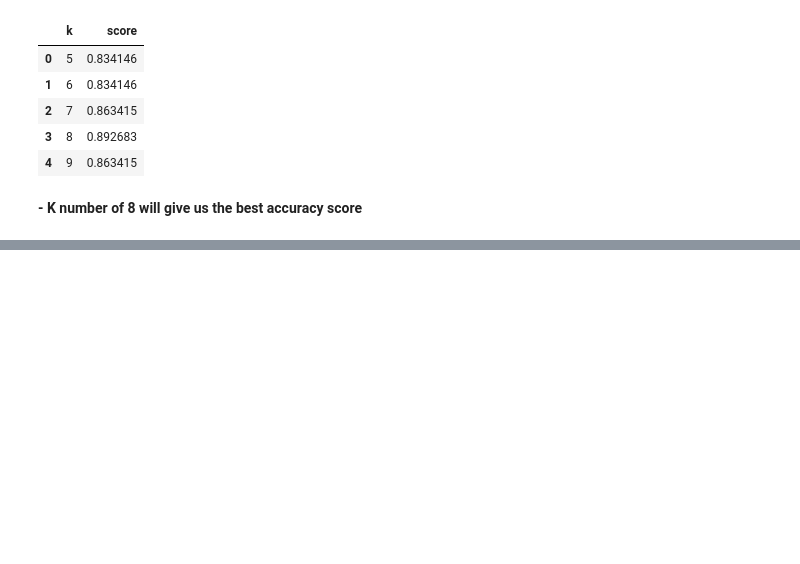
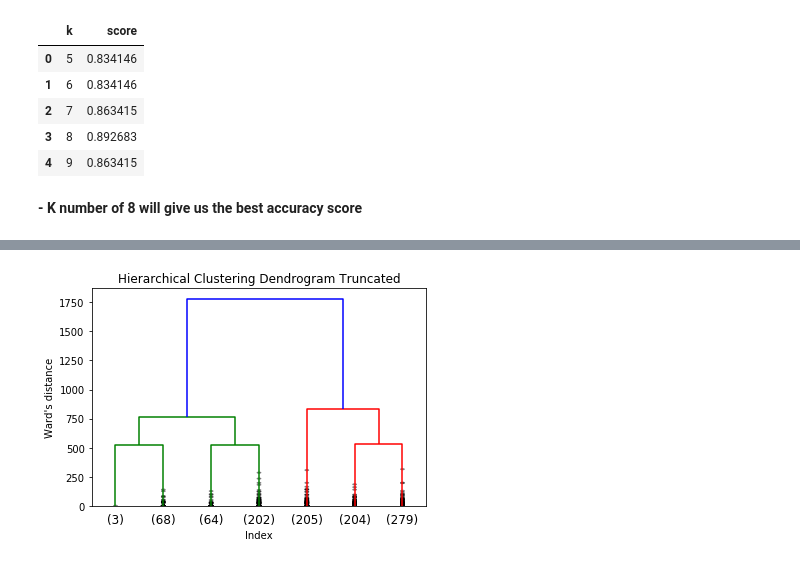
Before and after one commit to BentoBox2447/HeartDisease, a Jupyter notebook: 03-KNN.ipynb, the cells around one changed output, grey strips where cells are left out. Saved outputs shown, nothing was run; the diff lists cells and outputs as text; code cells hidden in the pictures; blank space fills up the shorter version.

```diff
--- a/03-KNN.ipynb
+++ b/03-KNN.ipynb
@@ -214,0 +242,8 @@ array([1], dtype=int64)
+# %%
+plt.title('Hierarchical Clustering Dendrogram Truncated')
+plt.xlabel("Index")
+plt.ylabel("Ward's distance")
+dendrogram(distance, truncate_mode='lastp', p=7, leaf_rotation=0, leaf_font_size=12.,
+           show_contracted=True);
+# %% [output]
+[figure, added]
```
Also changed, not shown: parts of 13 cells of this notebook, 9 other files.
